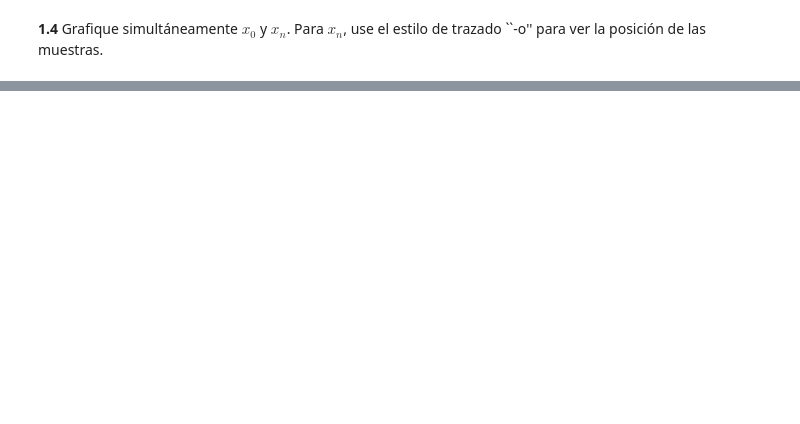
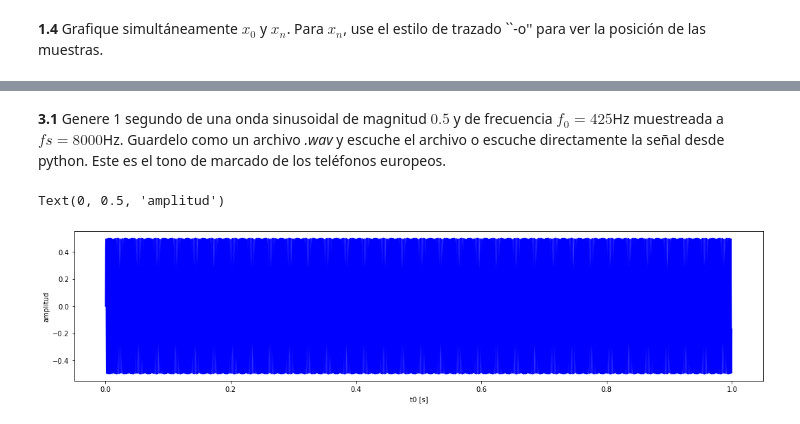
Before and after one commit to jimenaRL/fmps2021, a Jupyter notebook: TP2/FMPS-TP2.ipynb, the cells around one changed output, grey strips where cells are left out. Cells and saved outputs as stored; diff of their text form; code cells hidden in the pictures; blank space fills up the shorter version.

```diff
--- a/TP2/FMPS-TP2.ipynb
+++ b/TP2/FMPS-TP2.ipynb
@@ -5,2 +7,0 @@ import matplotlib.pyplot as plt
-# %%
-fs, a = scipy.io.wavfile.read('stairway.wav')
@@ -34,0 +101,23 @@ donde  $f_0 = 2$Hz y $f_1 = 3f_0$.
+# %% [markdown]
+**3.1** Genere 1 segundo de una onda sinusoidal de magnitud $0.5$ y de frecuencia $f_0 = 425$Hz muestreada a
+$fs = 8000$Hz. Guardelo como un archivo *.wav* y escuche el archivo o escuche directamente la señal desde
+python. Este es el tono de marcado de los teléfonos europeos.
+# %%
+def nota(a, f, t):
+    return a*np.sin(2*np.pi*f*t)
+
+
+tw = np.arange(0, 1, 1./8000)
+aw = 0.5
+fw = 440
+
+la440 = nota(a=aw, f=fw, t=tw)
+wavfile.write(filename='la440.wav', rate=8000, data=la440)
+
+fig, ax = plt.subplots(1, 1,figsize=(18,4))
+ax.plot(tw, la440, 'b-',  label='la 440')
+ax.set_xlabel('t0 [s]')
+ax.set_ylabel('amplitud')
+# %% [output]
+Text(0, 0.5, 'amplitud')
+[figure, added]
```
Also changed, not shown: parts of 11 cells of this notebook.
